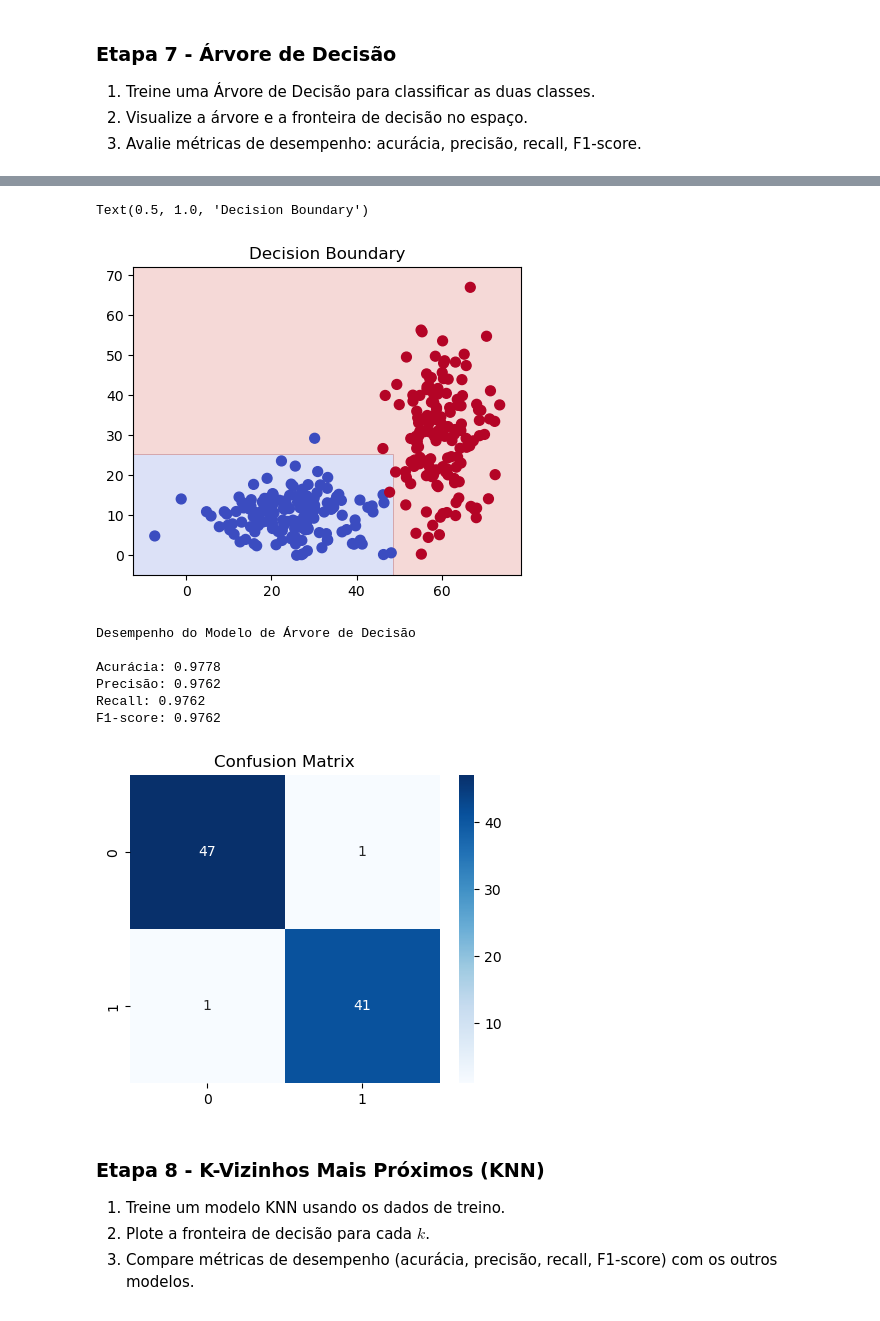
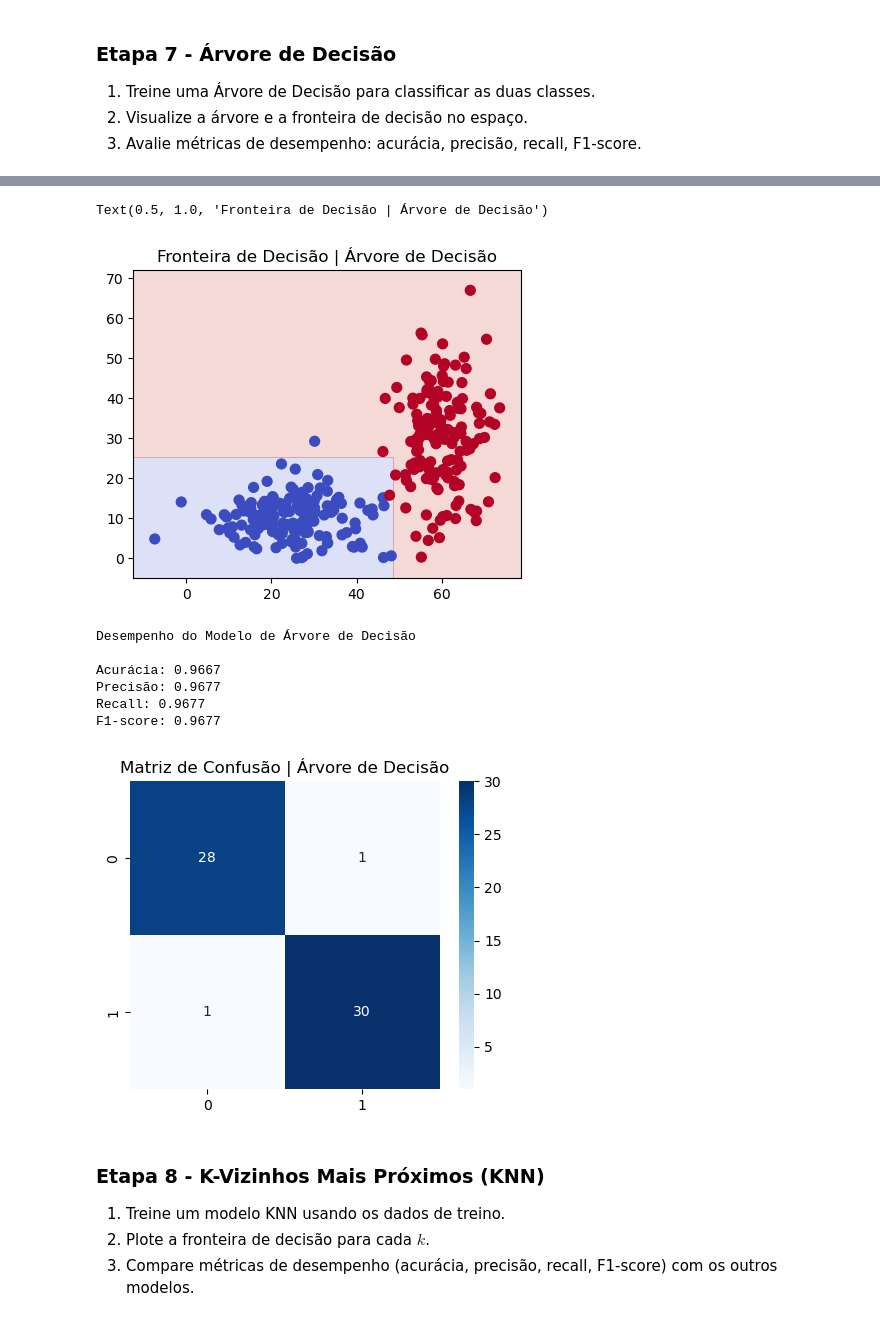
Before and after one commit to thiagoneye/master-machine_learning, a Jupyter notebook: notebooks/exercise_list.ipynb, the cells around one changed output, grey strips where cells are left out. Drawn from its saved outputs; the diff is of its cells as text; code cells hidden in the pictures.

```diff
--- a/notebooks/exercise_list.ipynb
+++ b/notebooks/exercise_list.ipynb
@@ -206,16 +225,16 @@ plt.tight_layout()
 # %%
 # Divisão dos Dados de Treino e Teste
 
-test_size = 0.3
+test_size = 0.2 # 20% dos Valores para Teste
 X_train, X_test, y_train, y_test = train_test_split(
     data, class_true, test_size=test_size, random_state=random_state
 )
 
 fig, axs = plt.subplots(1, 3, figsize=(16, 4))
 axs[0].scatter(df.loc[:, "x"], df.loc[:, "y"], c=df.loc[:, "class"])
-axs[0].set_title("All Values")
+axs[0].set_title("Todos os Valores")
 axs[1].scatter(X_train[:, 0], X_train[:, 1], c=y_train)
-axs[1].set_title(f"Train Value ({(1-test_size)*100}%)")
+axs[1].set_title(f"Valores de Treinamento ({(1-test_size)*100}%)")
 axs[2].scatter(X_test[:, 0], X_test[:, 1], c=y_test)
-axs[2].set_title(f"Test Values ({test_size*100}%)");
+axs[2].set_title(f"Valores de Teste ({test_size*100}%)");
 # %% [output]
@@ -510,39 +533,39 @@ Z_dt = Z_dt.reshape(xx.shape)
 plt.figure(figsize=(5, 4))
 plt.contourf(xx, yy, Z_dt, alpha=0.2, cmap="coolwarm")
 plt.scatter(df["x"], df["y"], c=df["class"], cmap="coolwarm", s=50)
-plt.title("Decision Boundary")
+plt.title("Fronteira de Decisão | Árvore de Decisão")
 # %% [output]
-Text(0.5, 1.0, 'Decision Boundary')
+Text(0.5, 1.0, 'Fronteira de Decisão | Árvore de Decisão')
-[figure, old version]
+[figure, new version]
 # %%
 # Métricas de Avaliação
 
 accuracy = accuracy_score(y_test, y_pred)
 precision = precision_score(y_test, y_pred)
 recall = recall_score(y_test, y_pred)
 f1 = f1_score(y_test, y_pred)
 
 print("Desempenho do Modelo de Árvore de Decisão")
 print(f"\nAcurácia: {accuracy:.4f}")
 print(f"Precisão: {precision:.4f}")
 print(f"Recall: {recall:.4f}")
 print(f"F1-score: {f1:.4f}")
 
 # Plot da Matriz de Confusão
 
 cm = confusion_matrix(y_test, y_pred)
 
 plt.figure(figsize=(5, 4))
 sns.heatmap(cm, fmt="d", annot=True, cmap="Blues")
-plt.title("Confusion Matrix");
+plt.title("Matriz de Confusão | Árvore de Decisão");
 # %% [output]
 Desempenho do Modelo de Árvore de Decisão
 
-Acurácia: 0.9778
-Precisão: 0.9762
-Recall: 0.9762
-F1-score: 0.9762
+Acurácia: 0.9667
+Precisão: 0.9677
+Recall: 0.9677
+F1-score: 0.9677
-[figure, old version]
+[figure, new version]
 # %% [markdown]
 ### Etapa 8 - K-Vizinhos Mais Próximos (KNN)
 
```
Also changed, not shown: parts of 24 cells of this notebook.
